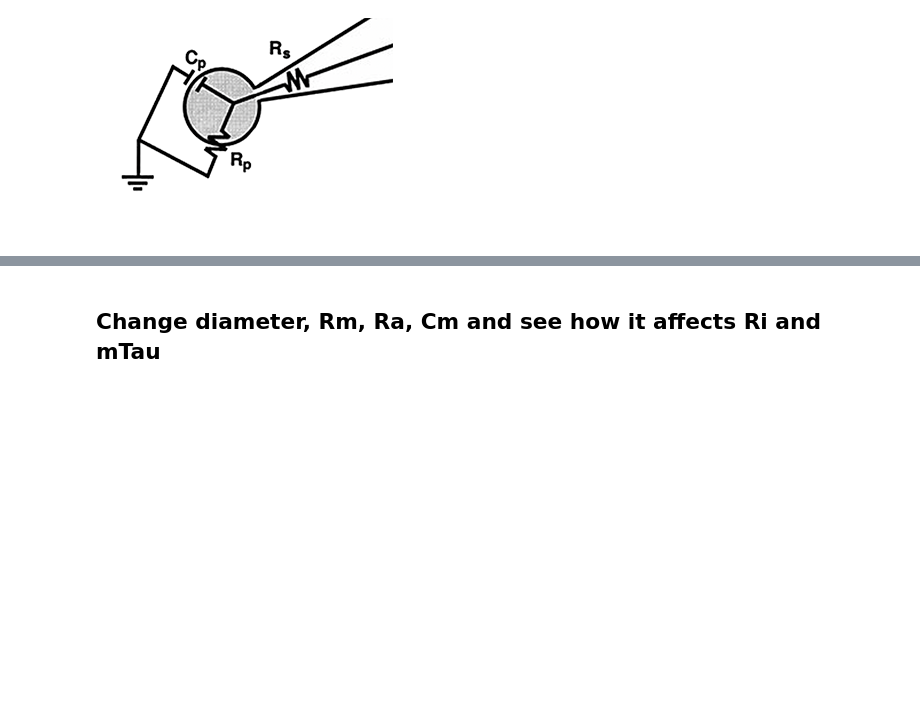
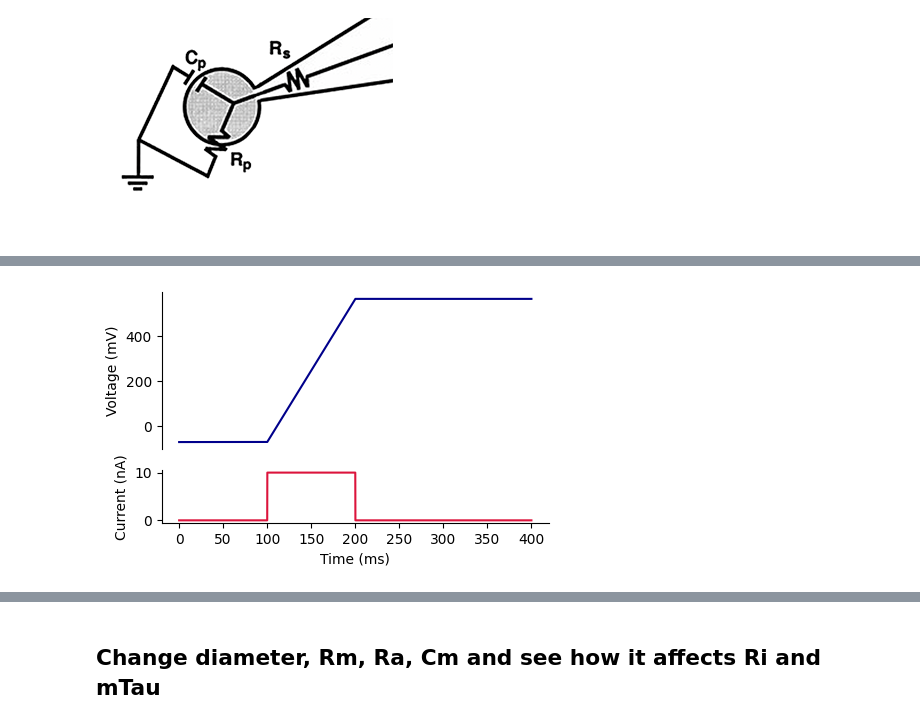
Before and after one commit to mkollo/NEURON_DEMO, a Jupyter notebook: NEURON_demo.ipynb, the cells around one changed output, grey strips where cells are left out. Saved outputs shown, nothing was run; the diff lists cells and outputs as text; code cells hidden in the pictures; blank space fills up the shorter version.

```diff
--- a/NEURON_demo.ipynb
+++ b/NEURON_demo.ipynb
@@ -44,0 +63,2 @@ import scipy
+# %%
+section = h.Section(name="soma")
@@ -44,0 +75,3 @@ import scipy
+# %%
+section.insert("pas")
+section.g_pas = 0.0001
@@ -44,0 +97,41 @@ import scipy
+# %%
+def sim_voltage_response(segment, i_stim, v_init=-70, tstop=400):
+    voltage = h.Vector()
+    voltage.record(segment._ref_v)
+
+    stim = h.IClamp(segment)
+    stim.delay = tstop/4
+    stim.dur = tstop/4
+    stim.amp = i_stim
+
+    current = h.Vector()
+    current.record(stim._ref_i)
+
+    t = h.Vector()
+    t.record(h._ref_t)
+    h.tstop = tstop
+    h.v_init = v_init
+    h.run()
+    return t, voltage, current
+
+def plot_voltage_response(t, voltage, current, title=""):
+    f, (ax_v, ax_c) = plt.subplots(2, 1, figsize=(5,3), gridspec_kw={'height_ratios':[3, 1]})
+    ax_v.plot(t, voltage, "darkblue")
+    ax_c.plot(t, current, "crimson")
+
+    ax_v.set_ylabel("Voltage (mV)")
+    ax_v.spines['right'].set_visible(False)
+    ax_v.spines['top'].set_visible(False)
+    ax_v.spines['bottom'].set_visible(False)
+    ax_v.get_xaxis().set_visible(False)
+
+    ax_c.set_ylabel("Current (nA)")
+    ax_c.set_xlabel("Time (ms)")
+    ax_c.spines['right'].set_visible(False)
+    ax_c.spines['top'].set_visible(False)
+    f.suptitle(title)
+# %%
+t, voltage, current = sim_voltage_response(section(0.5), 10)
+plot_voltage_response(t, voltage, current)
+# %% [output]
+[figure, added]
```
Also changed, not shown: parts of 10 cells of this notebook, 1 other file.
